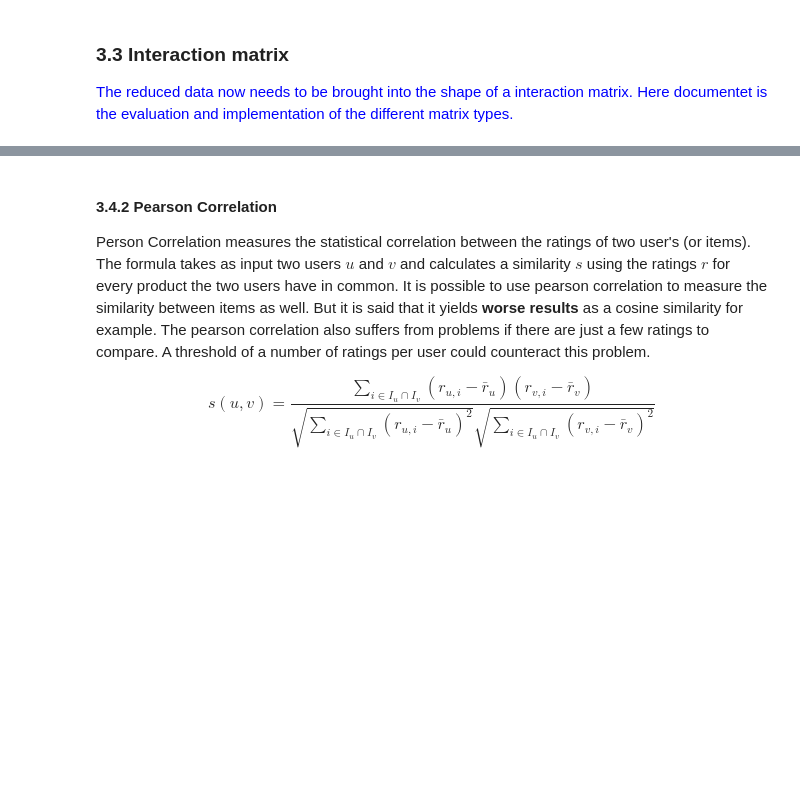
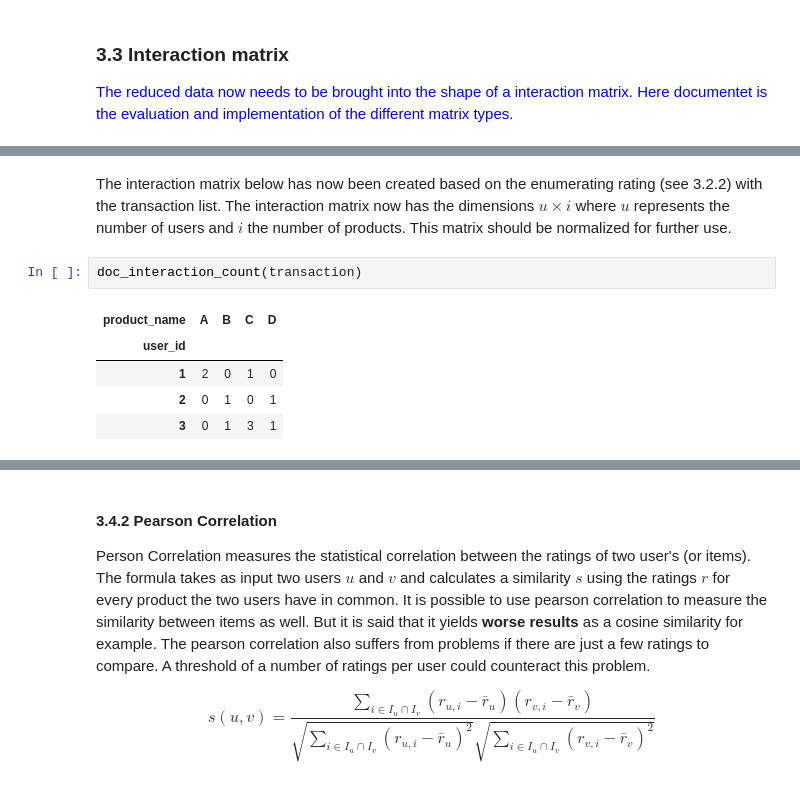
Before and after one commit to roman-studer/fhnw-ds-fs2020-recommender_systems, a Jupyter notebook: report/Documentation.ipynb, the cells around one changed output, grey strips where cells are left out. Cells and saved outputs as stored; diff of their text form; blank space fills up the shorter version.

```diff
--- a/report/Documentation.ipynb
+++ b/report/Documentation.ipynb
@@ -183,0 +210,10 @@ This approach takes the ratio of each product beeing ordered by a customer and w
+# %% [markdown]
+The interaction matrix below has now been created based on the enumerating rating (see 3.2.2) with the transaction list. The interaction matrix now has the dimensions $u \times i$ where $u$ represents the number of users and $i$ the number of products. This matrix should be normalized for further use.
+# %%
+doc_interaction_count(transaction)
+# %% [output]
+| product_name | A | B | C | D |
+| user_id |  |  |  |  |
+| 1 | 2 | 0 | 1 | 0 |
+| 2 | 0 | 1 | 0 | 1 |
+| 3 | 0 | 1 | 3 | 1 |
```
Also changed, not shown: parts of 17 cells of this notebook.
